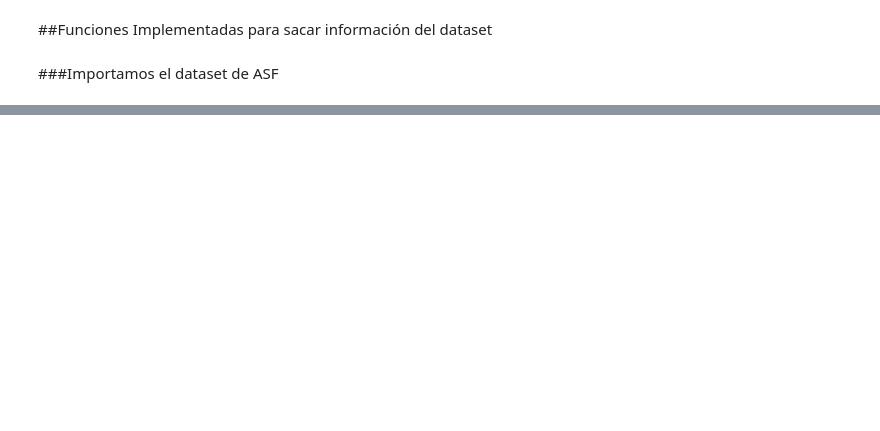
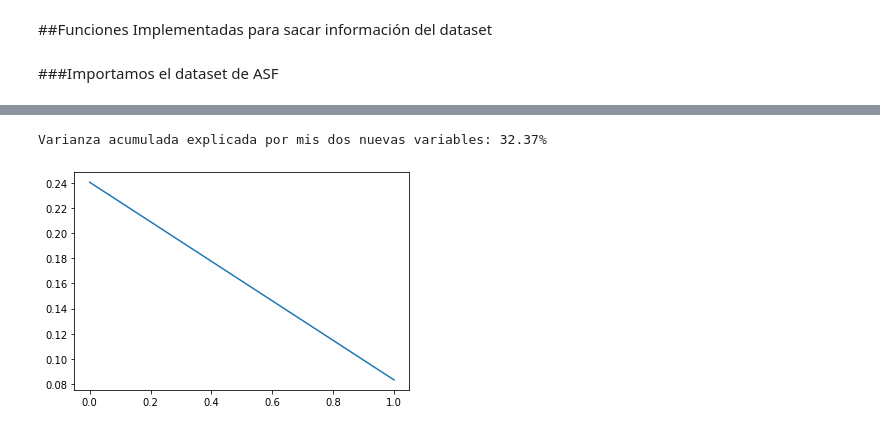
Before and after one commit to Forever-D14/Corrupt_ML, a Jupyter notebook: last_df_generator.ipynb, the cells around one changed output, grey strips where cells are left out. Drawn from its saved outputs; the diff is of its cells as text; code cells hidden in the pictures; blank space fills up the shorter version.

```diff
--- a/last_df_generator.ipynb
+++ b/last_df_generator.ipynb
@@ -237,0 +91,23 @@ sns.pairplot(zz)
+# %%
+std_scaler =  StandardScaler()
+
+
+
+pca = PCA(2)
+ds_cpi_reduce = ds_cpi.groupby(['Entidad Federativa', 'municipio']).mean()
+
+ds_cpi_reduce[ds_cpi_reduce.columns] = std_scaler.fit_transform(ds_cpi_reduce)
+
+
+ds_cpi_reduce = ds_cpi_reduce.fillna(ds_cpi_reduce.mean())
+pca.fit(ds_cpi_reduce)
+
+plt.plot(
+       range(len(pca.explained_variance_)),
+       pca.explained_variance_ratio_
+   )
+
+print("Varianza acumulada explicada por mis dos nuevas variables: {:.2%}".format(np.sum(pca.explained_variance_ratio_)))
+# %% [output]
+Varianza acumulada explicada por mis dos nuevas variables: 32.37%
+[figure, added]
```
Also changed, not shown: parts of 41 cells of this notebook.
